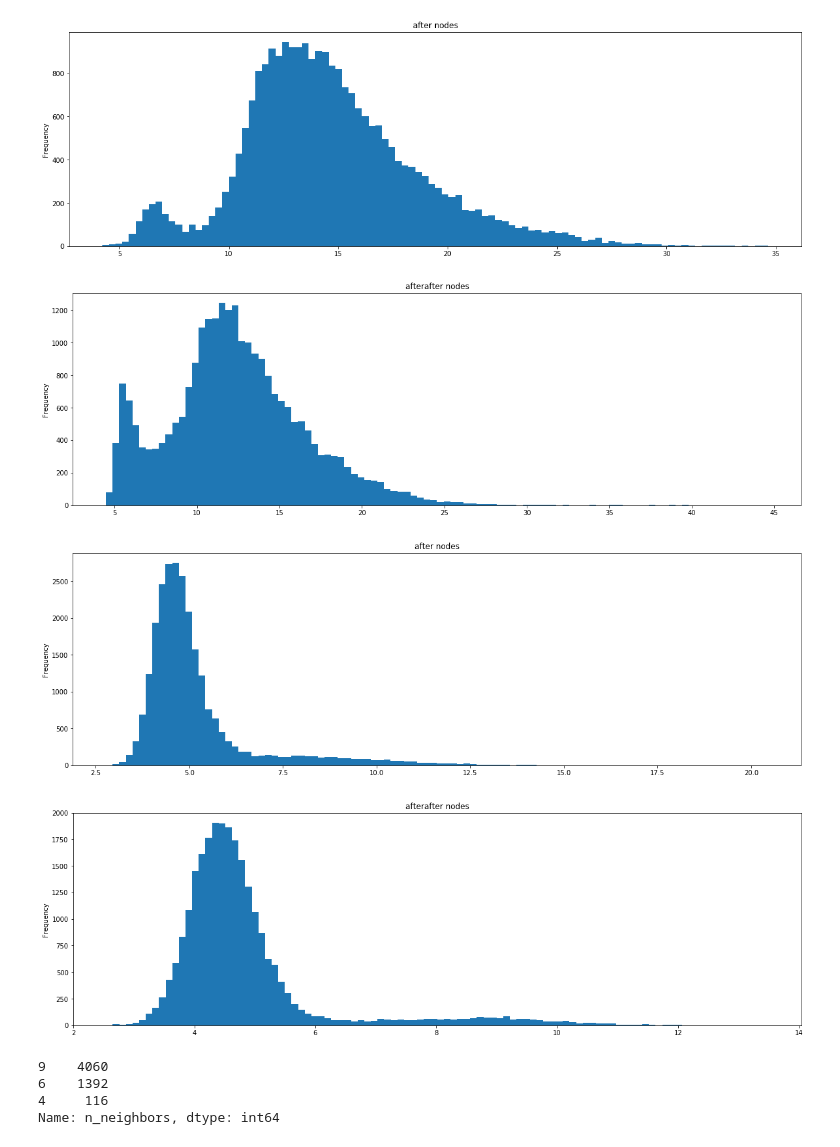
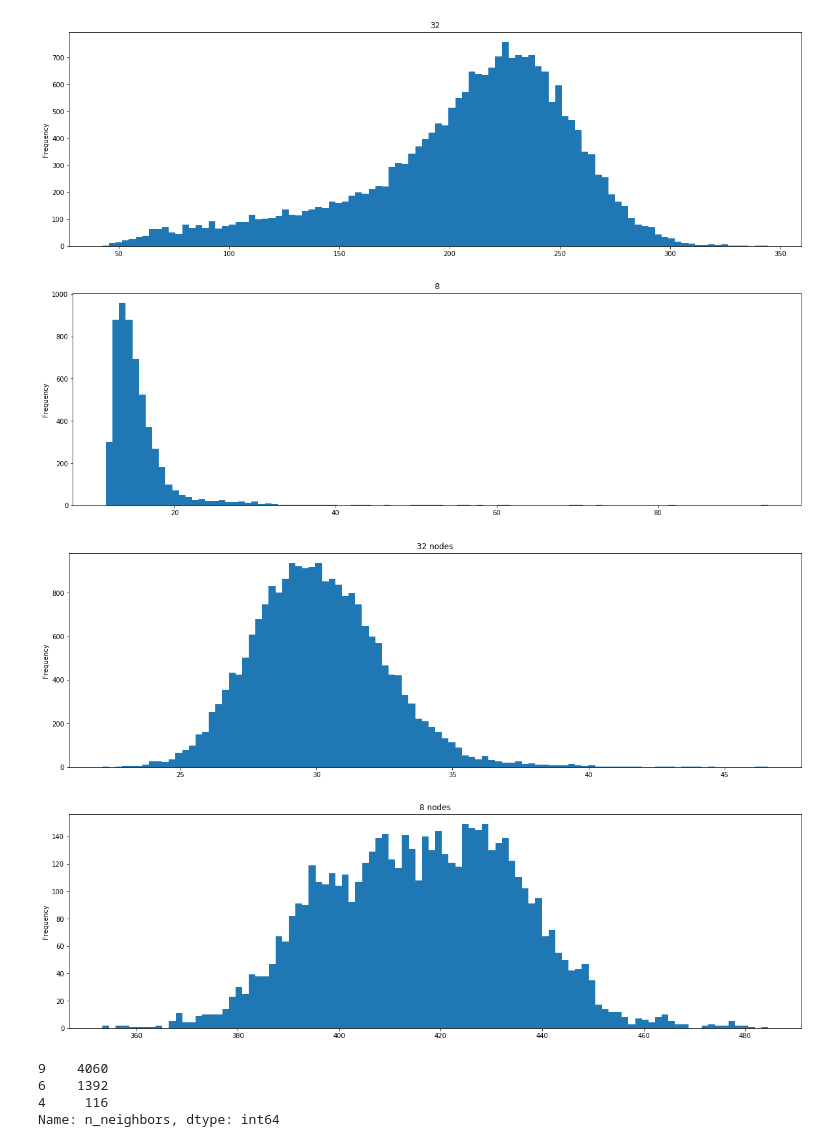
Before and after one commit to agrippa/hoover, a Jupyter notebook: data/analyze-hoover-logs.ipynb, the cells around one changed output. Cells and saved outputs as stored; diff of their text form; code cells hidden in the pictures.

```diff
--- a/data/analyze-hoover-logs.ipynb
+++ b/data/analyze-hoover-logs.ipynb
@@ -24,6 +24,10 @@ log_files = {'after': 'slurm-5206.out', 'afterafter': 'slurm-5207.out', 'many-bu
 
 log_files = {'before': 'slurm-5206.out', 'after': 'slurm-5210.out'}
 
+log_files = {'r01n07': 'slurm-5218.out', 'ref': 'slurm-5219.out'}
+
+log_files = {'8': 'slurm-8691730.out', '32': 'slurm-8691789.out'}
+
 # log_files = {'new': 'slurm-4236.out'}
 # log_files = {1: 'slurm-3600.out', 4: 'slurm-3601.out', 16: 'slurm-3602.out', 'rwlock': 'slurm-4235.out'}
 # %%
@@ -184,17 +187,17 @@ for nnodes in sorted(dfs.keys()):
 # %%
 for nnodes in sorted(dfs.keys()):
     fig, ax = matplotlib.pyplot.subplots(figsize=(20.0, 6.0))
-    dfs[nnodes]['summary'].plot(kind = 'hist', bins = 100, ax = ax, title = str(nnodes) + ' nodes')
+    dfs[nnodes]['summary'].plot(kind = 'hist', bins = 100, ax = ax, title = str(nnodes))
 # %% [output]
-[figure, old version]
+[figure, new version]
-[figure, old version]
+[figure, new version]
 # %%
 for nnodes in sorted(dfs.keys()):
     fig, ax = matplotlib.pyplot.subplots(figsize=(20.0, 6.0))
     dfs[nnodes]['metadata'].plot(kind = 'hist', bins = 100, ax = ax, title = str(nnodes) + ' nodes')
 # %% [output]
-[figure, old version]
+[figure, new version]
-[figure, old version]
+[figure, new version]
 # %%
 dfs['new']['n_neighbors'].value_counts()
 # %% [output]
```
Also changed, not shown: parts of 6 cells of this notebook, 1 other file.
